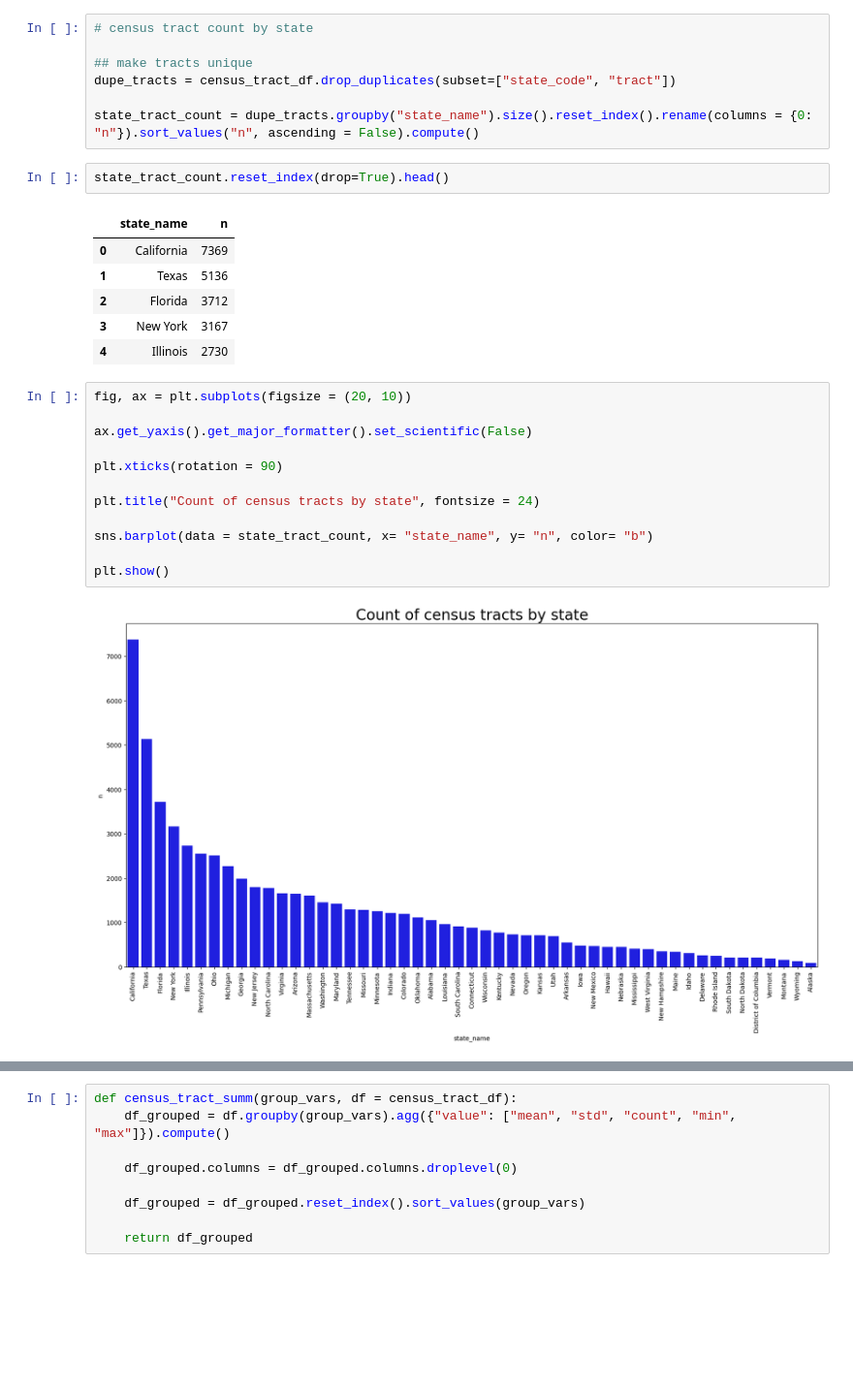
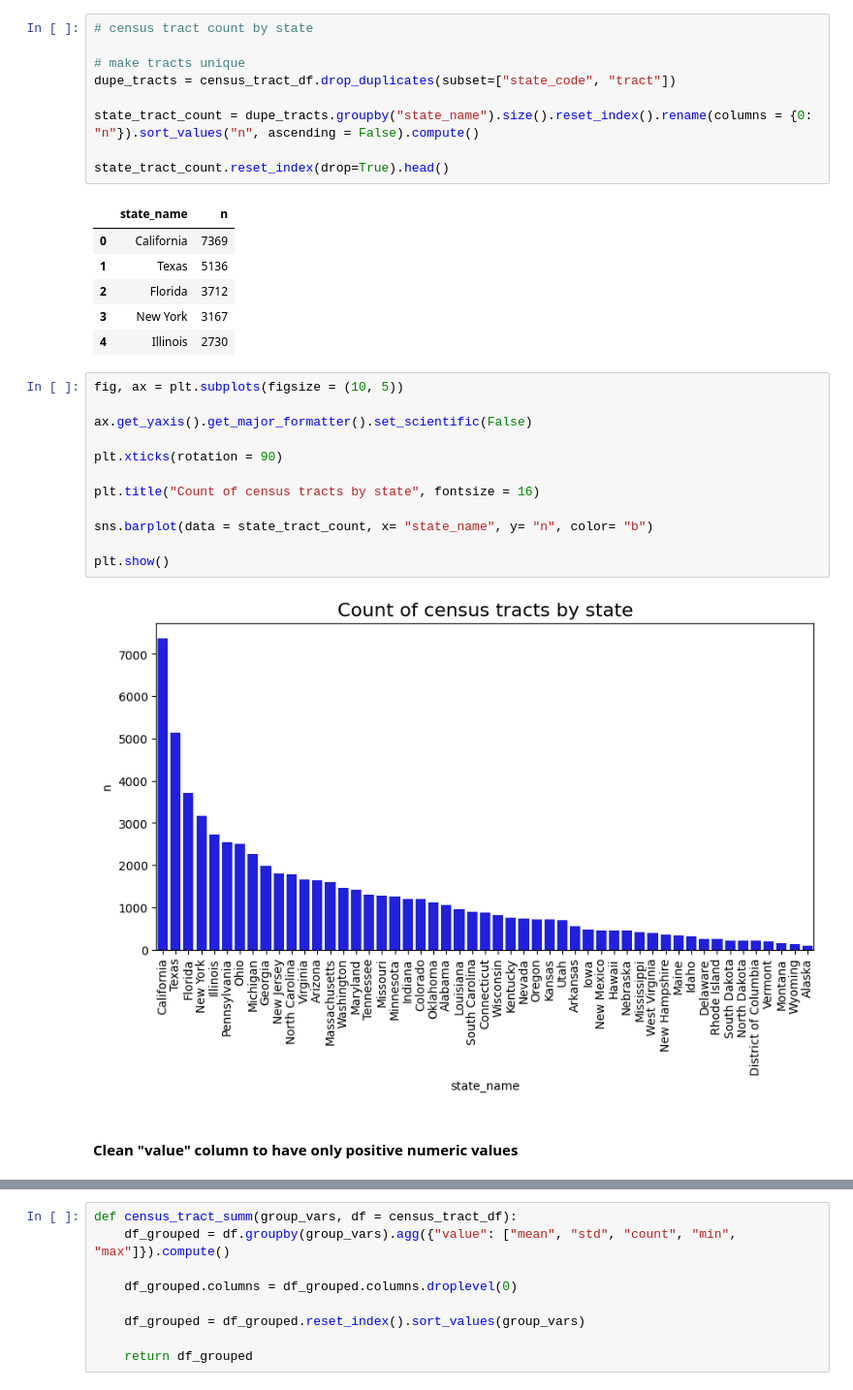
Before and after one commit to 0-steve/census_api, a Jupyter notebook: 2_learn/census_viz.ipynb, the cells around one changed output, grey strips where cells are left out. Shown at 97% size. Saved outputs shown, nothing was run; the diff lists cells and outputs as text; blank space fills up the shorter version.

```diff
--- a/2_learn/census_viz.ipynb
+++ b/2_learn/census_viz.ipynb
@@ -60,32 +83,34 @@ len(census_tract_df.state_code.unique())
 # %%
 # census tract count by state
 
-## make tracts unique
+# make tracts unique
 dupe_tracts = census_tract_df.drop_duplicates(subset=["state_code", "tract"])
 
 state_tract_count = dupe_tracts.groupby("state_name").size().reset_index().rename(columns = {0: "n"}).sort_values("n", ascending = False).compute()
+
+state_tract_count.reset_index(drop=True).head()
+# %% [output]
+|  | state_name | n |
+| 0 | California | 7369 |
+| 1 | Texas | 5136 |
+| 2 | Florida | 3712 |
+| 3 | New York | 3167 |
+| 4 | Illinois | 2730 |
-# %%
-state_tract_count.reset_index(drop=True).head()
-# %% [output]
-|  | state_name | n |
-| 0 | California | 7369 |
-| 1 | Texas | 5136 |
-| 2 | Florida | 3712 |
-| 3 | New York | 3167 |
-| 4 | Illinois | 2730 |
 # %%
-fig, ax = plt.subplots(figsize = (20, 10))
+fig, ax = plt.subplots(figsize = (10, 5))
 
 ax.get_yaxis().get_major_formatter().set_scientific(False)
 
 plt.xticks(rotation = 90)
 
-plt.title("Count of census tracts by state", fontsize = 24)
+plt.title("Count of census tracts by state", fontsize = 16)
 
 sns.barplot(data = state_tract_count, x= "state_name", y= "n", color= "b")
 
 plt.show()
 # %% [output]
-[figure, old version]
+[figure, new version]
+# %% [markdown]
+#### Clean "value" column to have only positive numeric values
 # %%
 # find non integer values & replace with 0
```
Also changed, not shown: parts of 46 cells of this notebook, 1 other file.
